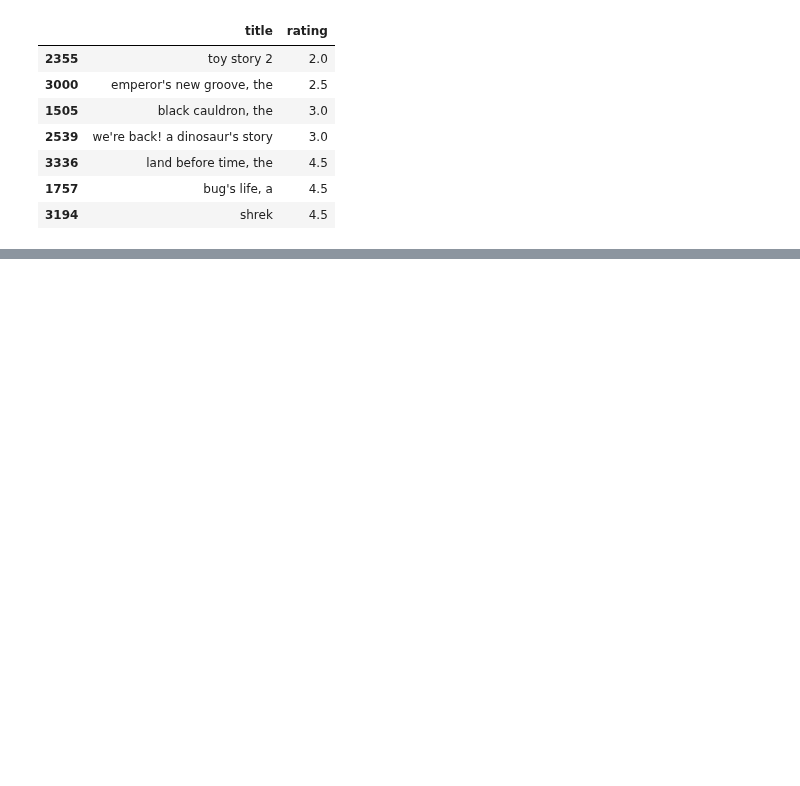
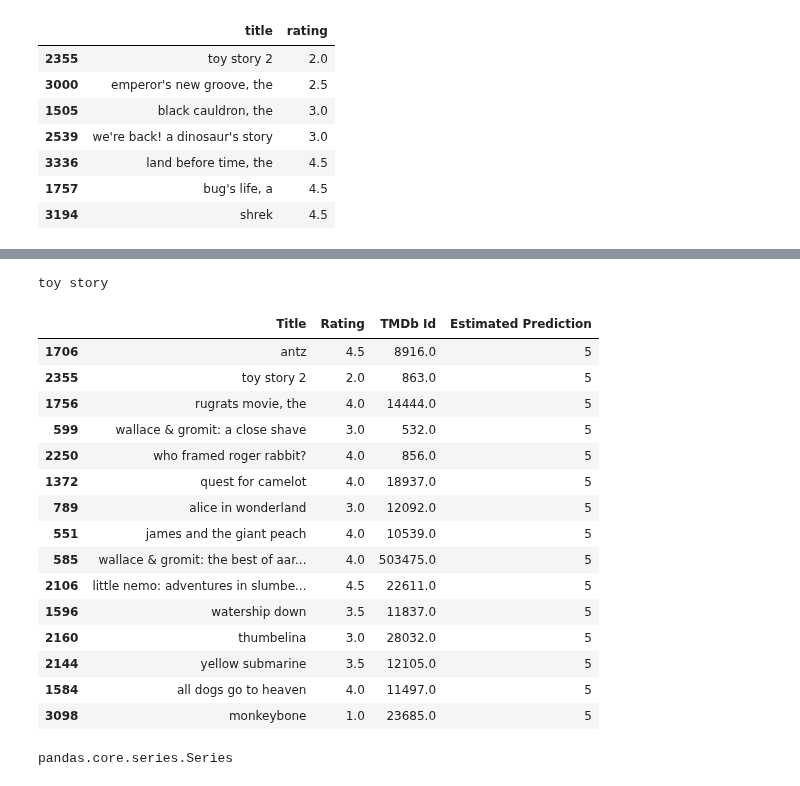
Before and after one commit to sunil3092/DBSEdu, a Jupyter notebook: Sem 2/Recommender System/CA_Sunil_Gauda_10595858.ipynb, the cells around one changed output, grey strips where cells are left out. Saved outputs shown, nothing was run; the diff lists cells and outputs as text; code cells hidden in the pictures; blank space fills up the shorter version.

```diff
--- a/Sem 2/Recommender System/CA_Sunil_Gauda_10595858.ipynb
+++ b/Sem 2/Recommender System/CA_Sunil_Gauda_10595858.ipynb
@@ -210,3 +241,8 @@ toy story
 | 3336 | land before time, the | 4.5 |
 | 1757 | bug's life, a | 4.5 |
 | 3194 | shrek | 4.5 |
+# %%
+reader = Reader()
+u_df = Dataset.load_from_df(ratings[['userId', 'rating', 'movieId']], reader)
+kf = KFold(n_splits=5)
+kf.split(u_df)
@@ -212,0 +251,5 @@ toy story
+# %%
+svd = SVD()
+cross_validate(svd, u_df, measures=['RMSE', 'MAE'])
+trainset = u_df.build_full_trainset()
+svd.fit(trainset)
@@ -212,0 +274,53 @@ toy story
+# %%
+col = np.array(links['tmdbId'], np.int64)
+links['tmdbId'] = col
+
+# Merge movies_metadata.csv and links_small.csv files
+links = links.merge(
+    final_df[['title', 'tmdbId']], on='tmdbId').set_index('title')
+links_index = links.set_index('tmdbId')
+# %%
+# Recommendation function
+def hybrid(userId, title):
+    idx = indices[title]
+
+    sim_scores = list(enumerate(cosine_sim[idx]))
+    sim_scores = sorted(sim_scores, key=lambda x: x[1], reverse=True)
+    sim_scores = sim_scores[1:31]  # Scores of the 30 most similar movies
+    movie_indices = [i[0] for i in sim_scores]
+
+    movies = final_df.iloc[movie_indices][['title','rating','tmdbId']]
+    movies['est'] = movies['tmdbId'].apply(lambda x: svd.predict(
+        userId, links_index.loc[x]['movieId']).est)  # Estimated prediction using svd
+    # Rank movies according to the predicted values
+    movies = movies.sort_values('est', ascending=False)
+    movies.columns = ['Title' , 'Rating',
+                      'TMDb Id', 'Estimated Prediction']
+    return movies.head(15)  # Display top 15 similar movies
+# %%
+var_v = indices.keys()
+var_v = var_v[0]
+print(var_v)
+hybrid(1, var_v)
+# %% [output]
+toy story
+|  | Title | Rating | TMDb Id | Estimated Prediction |
+| 1706 | antz | 4.5 | 8916.0 | 5 |
+| 2355 | toy story 2 | 2.0 | 863.0 | 5 |
+| 1756 | rugrats movie, the | 4.0 | 14444.0 | 5 |
+| 599 | wallace & gromit: a close shave | 3.0 | 532.0 | 5 |
+| 2250 | who framed roger rabbit? | 4.0 | 856.0 | 5 |
+| 1372 | quest for camelot | 4.0 | 18937.0 | 5 |
+| 789 | alice in wonderland | 3.0 | 12092.0 | 5 |
+| 551 | james and the giant peach | 4.0 | 10539.0 | 5 |
+| 585 | wallace & gromit: the best of aar... | 4.0 | 503475.0 | 5 |
+| 2106 | little nemo: adventures in slumbe... | 4.5 | 22611.0 | 5 |
+| 1596 | watership down | 3.5 | 11837.0 | 5 |
+| 2160 | thumbelina | 3.0 | 28032.0 | 5 |
+| 2144 | yellow submarine | 3.5 | 12105.0 | 5 |
+| 1584 | all dogs go to heaven | 4.0 | 11497.0 | 5 |
+| 3098 | monkeybone | 1.0 | 23685.0 | 5 |
+# %%
+type(indices)
+# %% [output]
+pandas.core.series.Series
```
Also changed, not shown: parts of 19 cells of this notebook.
